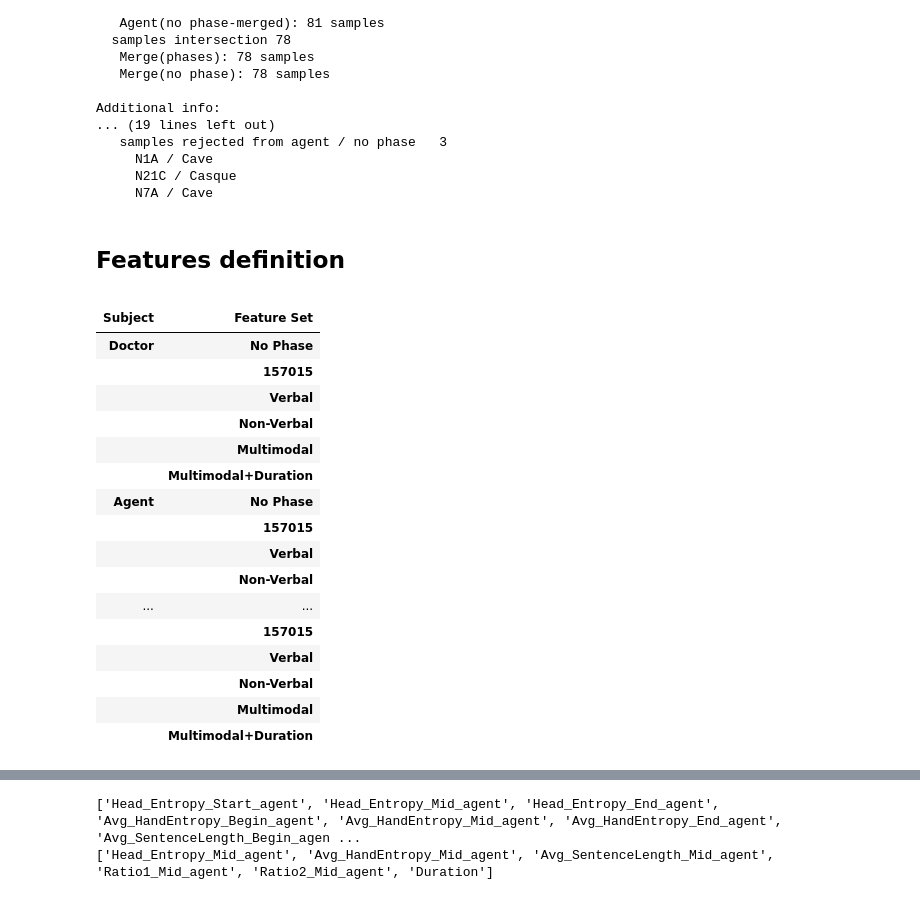
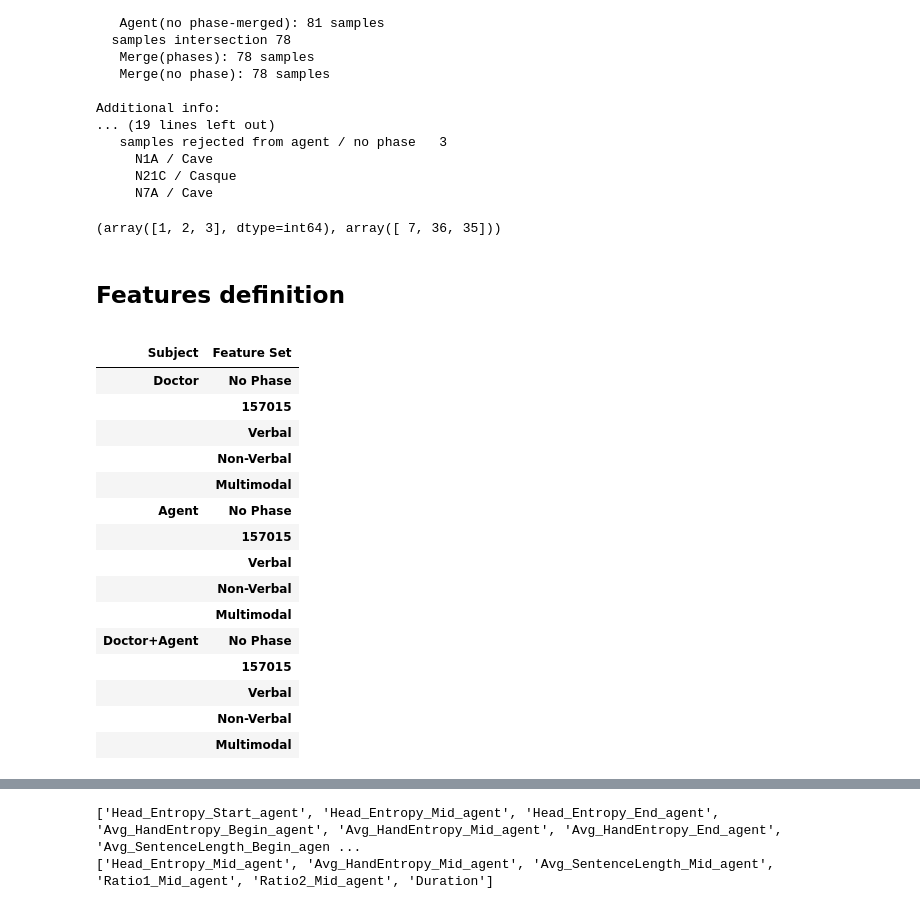
Before and after one commit to jbousque/predictionPresence, a Jupyter notebook: src/Learn.ipynb, the cells around one changed output, grey strips where cells are left out. Saved outputs shown, nothing was run; the diff lists cells and outputs as text; code cells hidden in the pictures.

```diff
--- a/src/Learn.ipynb
+++ b/src/Learn.ipynb
@@ -143,40 +143,43 @@ Additional info:
      N1A / Cave
      N21C / Casque
      N7A / Cave
+# %%
+print(np.unique(all_p_df['CopresenceClass'], return_counts=True))
+# %% [output]
+(array([1, 2, 3], dtype=int64), array([ 7, 36, 35]))
 # %% [markdown]
 ## Features definition
 # %%
 # features including phases
 
 features_df_index = [
              ['Doctor', 'Agent', 'Doctor+Agent'],
-             ['No Phase', '157015', 'Verbal', 'Non-Verbal', 'Multimodal', 'Multimodal+Duration']
+             ['No Phase', '157015', 'Verbal', 'Non-Verbal', 'Multimodal']#, 'Multimodal+Duration']
             ]
 features_df_columns = ['precision', 'f1', 'recall', 'params']
 features_df_multiindex = pd.MultiIndex.from_product(features_df_index,
                                                   names=['Subject', 'Feature Set'])
 
 features_df = pd.DataFrame(index=features_df_multiindex)
 features_df
 # %% [output]
 |  |  |
 | Subject | Feature Set |
 | Doctor | No Phase |
 |  | 157015 |
 |  | Verbal |
 |  | Non-Verbal |
 |  | Multimodal |
-|  | Multimodal+Duration |
 | Agent | No Phase |
 |  | 157015 |
 |  | Verbal |
 |  | Non-Verbal |
-| ... | ... |
+|  | Multimodal |
+| Doctor+Agent | No Phase |
 |  | 157015 |
 |  | Verbal |
 |  | Non-Verbal |
 |  | Multimodal |
-|  | Multimodal+Duration |
 # %%
 def get_features_set(subject_name, set_name):
     row = features_df.loc[(subject_name, set_name)]
```
Also changed, not shown: parts of 5 cells of this notebook.
